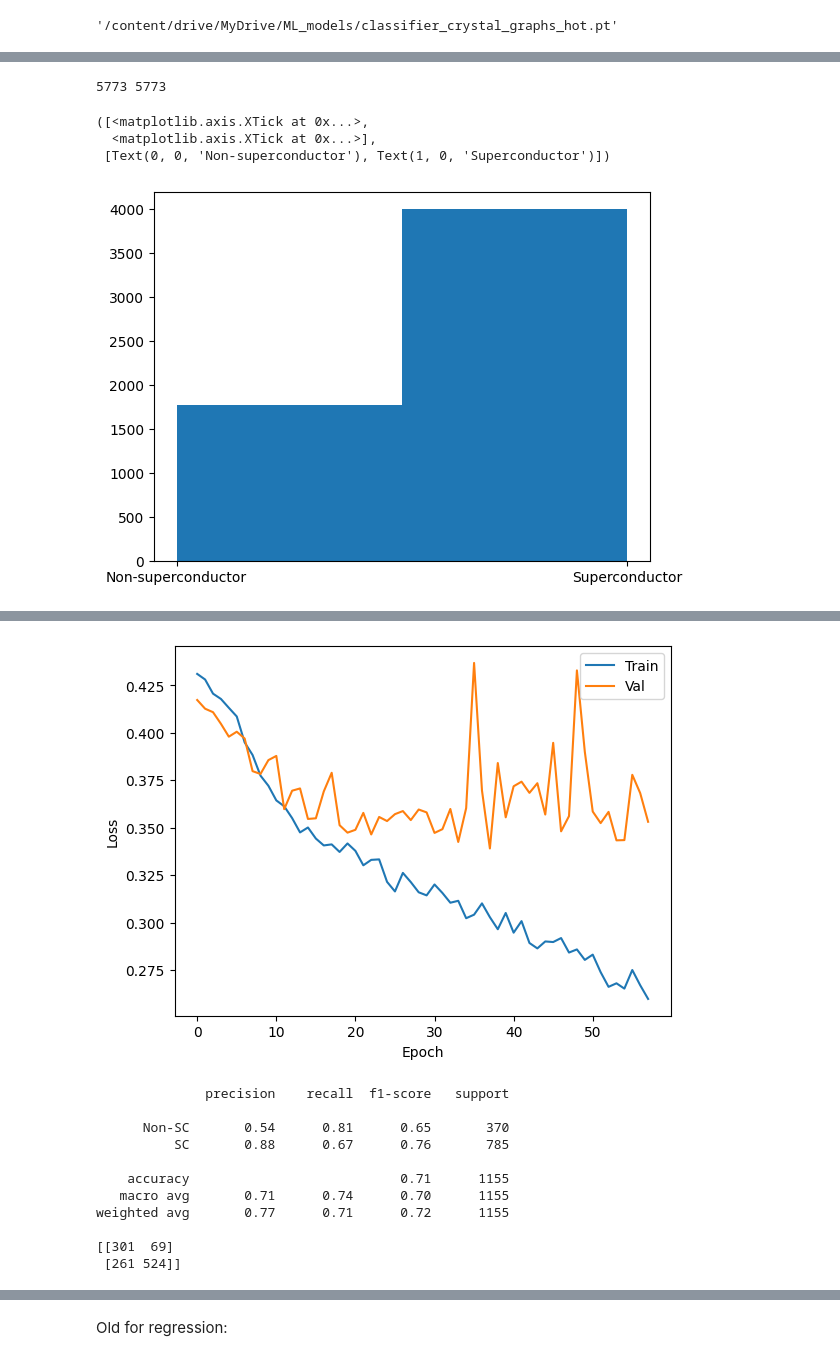
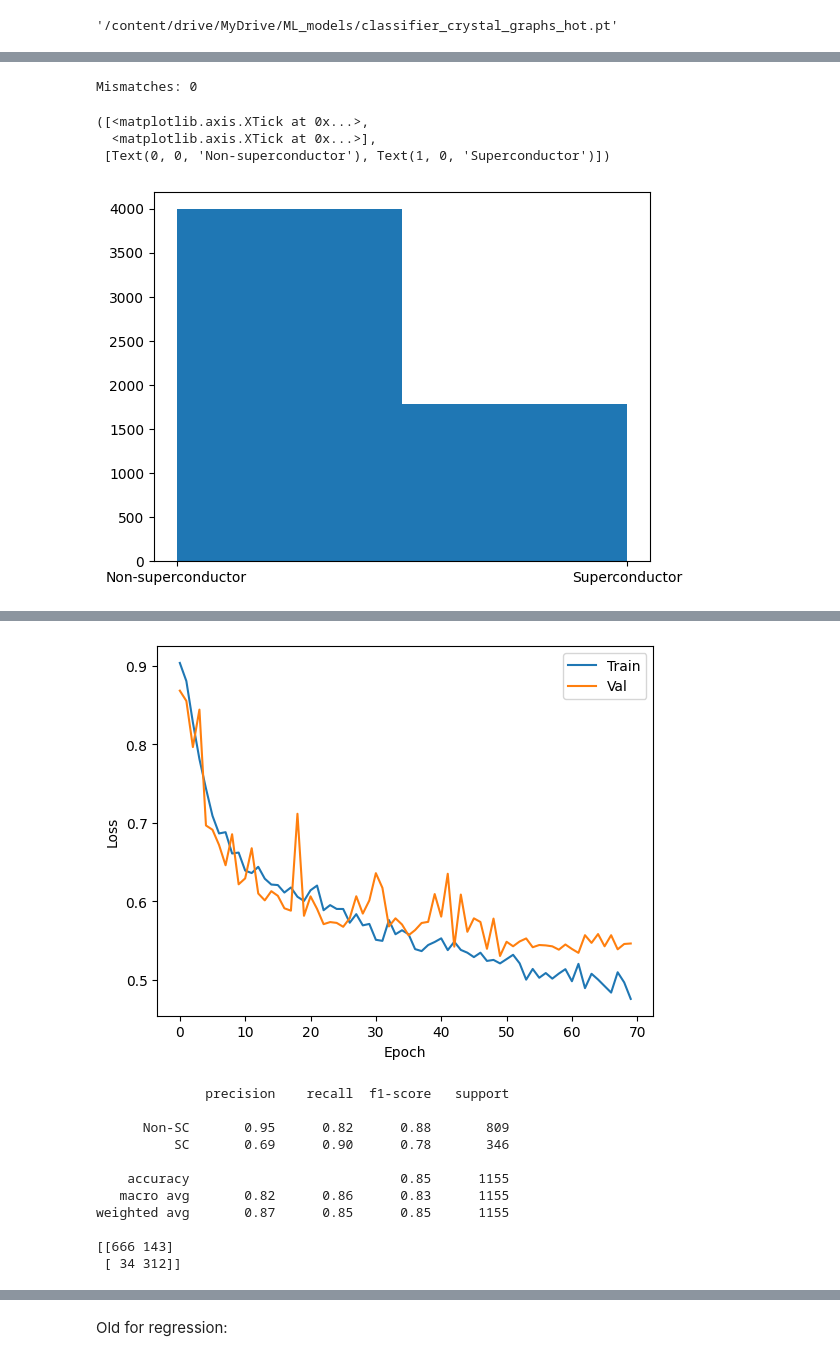
Before and after one commit to SSBNS/ML_Personal_git, a Jupyter notebook: 3DSC_looker_colab.ipynb, the cells around one changed output, grey strips where cells are left out. Cells and saved outputs as stored; diff of their text form; code cells hidden in the pictures.

```diff
--- a/3DSC_looker_colab.ipynb
+++ b/3DSC_looker_colab.ipynb
@@ -524,7 +524,16 @@ Drive already mounted at /content/drive; to attempt to forcibly remount, call dr
+# %%
+mismatches = []
+for i, (g, (_, row)) in enumerate(zip(graphs, data.iterrows())):
+    if g.y.item() == 0 and row['tc'] > 0:
+        mismatches.append(i)
+
+print(f"Mismatches: {len(mismatches)}")
+# %% [output]
+Mismatches: 0
 # %%
-print(len(data["tc"]),len(graphs))
+tc_min = 7
+for g, (_, row) in zip(graphs, data.iterrows()):
+    g.y = torch.tensor([1.0 if row['tc'] >= tc_min else 0.0])
-# %% [output]
-5773 5773
 # %%
 labels = [g.y.item() for g in graphs]
 
@@ -534,5 +543,5 @@ plt.xticks([0, 1], ['Non-superconductor', 'Superconductor'])
 ([<matplotlib.axis.XTick at 0x...>,
   <matplotlib.axis.XTick at 0x...>],
  [Text(0, 0, 'Non-superconductor'), Text(1, 0, 'Superconductor')])
-[figure, old version]
+[figure, new version]
 # %%
@@ -800,6 +809,8 @@ test_loader  = DataLoader(test_graphs,  batch_size=32, shuffle=False)
 device = torch.device('cuda' if torch.cuda.is_available() else 'cpu')
 node_features = train_graphs[0].x.shape[1]
 cgcnn_c_v1 = CGCNN(node_features=node_features, edge_features=40, hidden_dim=64, num_conv_layers=3, dropout=0.3).to(device)
+cgcnn_c_v1 = CGCNN(node_features=node_features, edge_features=40, hidden_dim=16, num_conv_layers=2, dropout=0.3).to(device)
+
 
 criterion = nn.BCEWithLogitsLoss(pos_weight=pos_weight)
 optimizer = torch.optim.Adam(cgcnn_c_v1.parameters(), lr=1e-3)
@@ -890,14 +902,14 @@ Early stopping at epoch 57
-[figure, old version]
+[figure, new version]
               precision    recall  f1-score   support
 
-      Non-SC       0.54      0.81      0.65       370
-          SC       0.88      0.67      0.76       785
+      Non-SC       0.95      0.82      0.88       809
+          SC       0.69      0.90      0.78       346
 
-    accuracy                           0.71      1155
-   macro avg       0.71      0.74      0.70      1155
-weighted avg       0.77      0.71      0.72      1155
+    accuracy                           0.85      1155
+   macro avg       0.82      0.86      0.83      1155
+weighted avg       0.87      0.85      0.85      1155
 
-[[301  69]
- [261 524]]
+[[666 143]
+ [ 34 312]]
 # %%
 # Save
```
Also changed, not shown: parts of 10 cells of this notebook.
